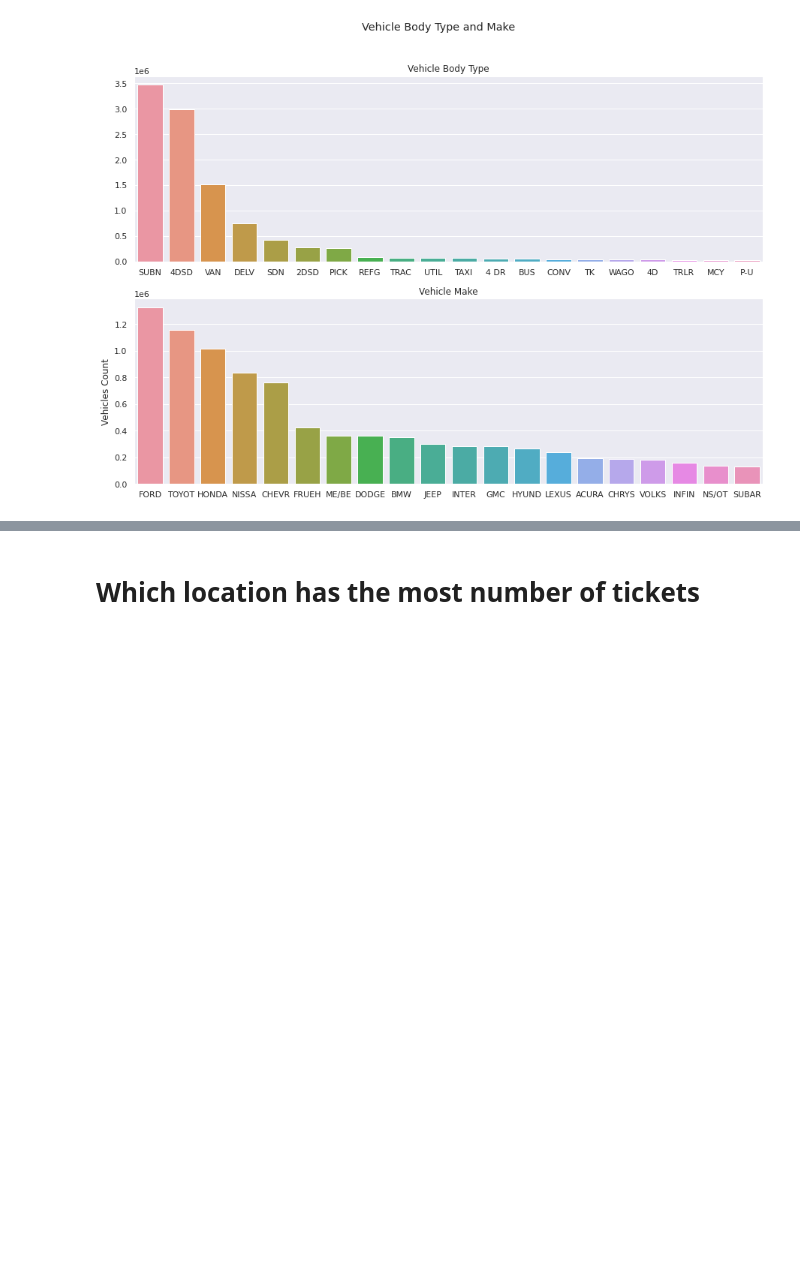
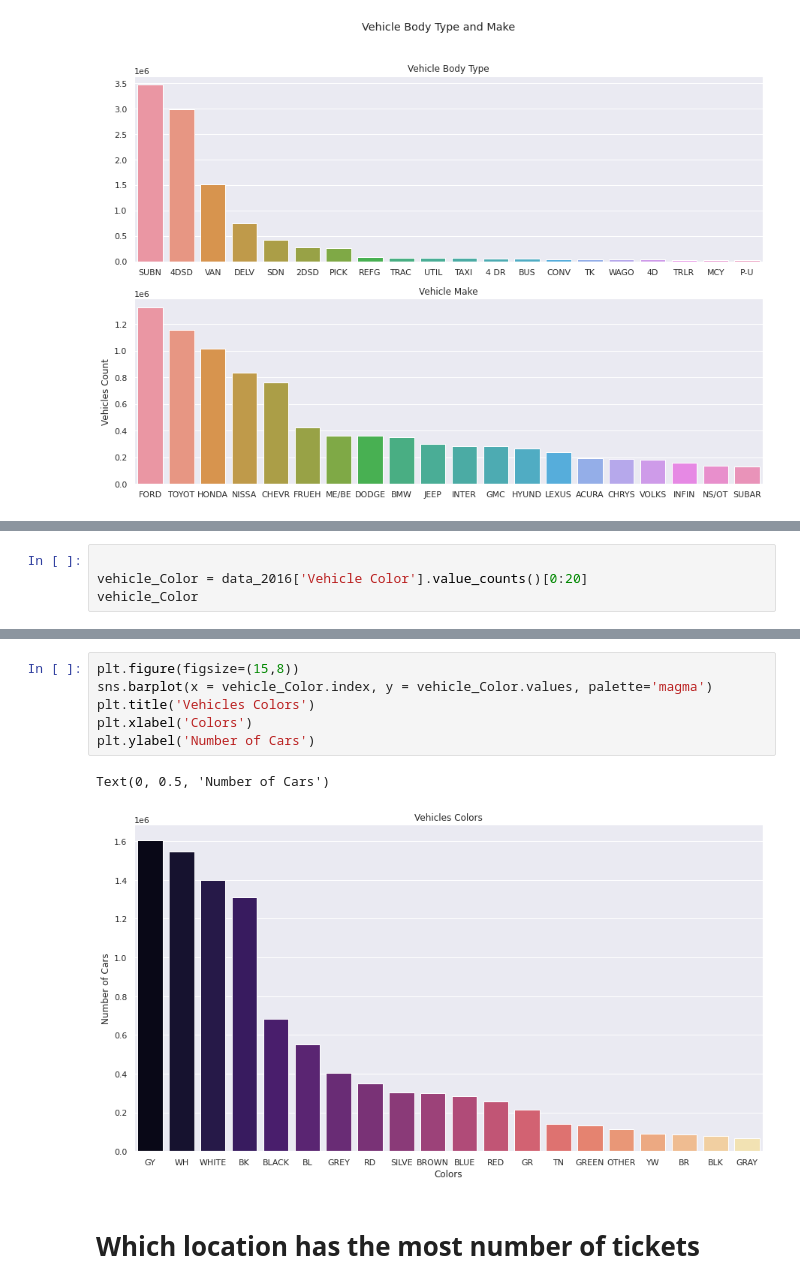
Before and after one commit to Amruta-Nadgouda/DataMiningProject, a Jupyter notebook: EDA_Kirti.ipynb, the cells around one changed output, grey strips where cells are left out. Cells and saved outputs as stored; diff of their text form; blank space fills up the shorter version.

```diff
--- a/EDA_Kirti.ipynb
+++ b/EDA_Kirti.ipynb
@@ -271,0 +181,4 @@ Text(0, 0.5, 'Vehicles Count')
+# %%
+
+vehicle_Color = data_2016['Vehicle Color'].value_counts()[0:20]
+vehicle_Color
@@ -272,3 +203,12 @@ Text(0, 0.5, 'Vehicles Count')
+# %%
+plt.figure(figsize=(15,8))
+sns.barplot(x = vehicle_Color.index, y = vehicle_Color.values, palette='magma')
+plt.title('Vehicles Colors')
+plt.xlabel('Colors')
+plt.ylabel('Number of Cars')
+# %% [output]
+Text(0, 0.5, 'Number of Cars')
+[figure, added]
 # %% [markdown]
 # Which location has the most number of tickets
 # %%
```
Also changed, not shown: parts of 11 cells of this notebook.
